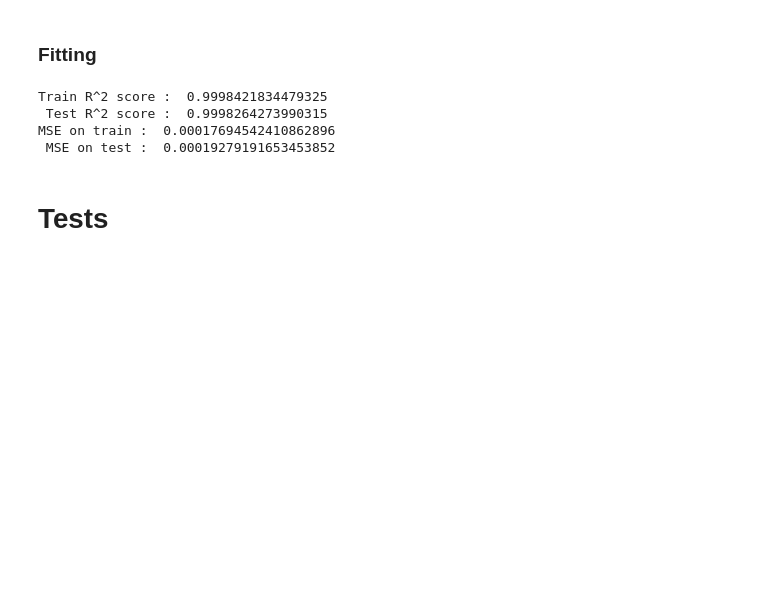
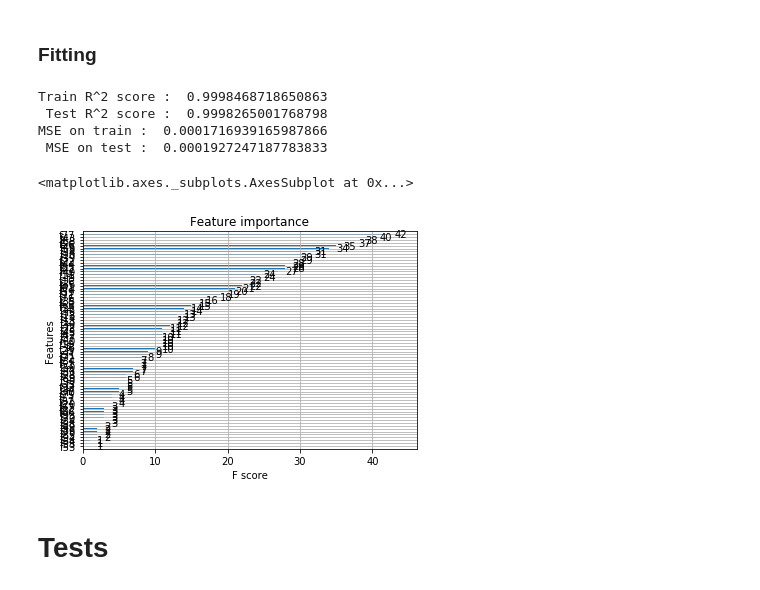
Before and after one commit to WilliamCappelletti/ML_CS433_project2, a Jupyter notebook: src/William_Notebook.ipynb, the cells around one changed output. Cells and saved outputs as stored; diff of their text form; code cells hidden in the pictures; blank space fills up the shorter version.

```diff
--- a/src/William_Notebook.ipynb
+++ b/src/William_Notebook.ipynb
@@ -16,7 +16,7 @@ from sklearn.metrics import mean_squared_error, explained_variance_score
 from general_code import *
 # %%
 #Read using function
-y1, y2, y3, y4, X = william.data_initialization()
+y1, y2, y3, y4, X, realization = william.data_initialization(realiz=True)
 X.head()
 # %% [output]
 |  | enzyme_complex_concentration | enzyme_concentration | mu_mass | product_concentration | substrate_concentration | ... |
@@ -80,7 +80,7 @@ poly = PolynomialFeatures(2, interaction_only=False)
 X = poly.fit_transform(X.values)
 print(X.shape)
 # %%
-X = william.polynomial_data(X)
+X = william.polynomial_data(X, 2)
 # %%
 checkX = pd.DataFrame(X[:10,:])
 checkX.head()
@@ -199,3 +199,6 @@ print(X_train.shape, X_test.shape)
+# %%
+X_train, X_test, y_train, y_test = william.train_test_split_realiz(X, y1, realization,
+                                                                   random_state=0, test_size=0.7)
 # %% [markdown]
 ### Fitting
 # %%
@@ -221,10 +224,15 @@ print('Train R^2 score : ', explained_variance_score(y_train, y_pred_tr), '\n',
 print('MSE on train : ', mean_squared_error(y_train, y_pred_tr), '\n',
      'MSE on test : ', mean_squared_error(y_test, y_pred_te))
 # %% [output]
-Train R^2 score :  0.9998421834479325
- Test R^2 score :  0.9998264273990315
-MSE on train :  0.00017694542410862896
- MSE on test :  0.00019279191653453852
+Train R^2 score :  0.9998468718650863
+ Test R^2 score :  0.9998265001768798
+MSE on train :  0.0001716939165987866
+ MSE on test :  0.0001927247187783833
+# %%
+xgb.plot_importance(xgbReg)
+# %% [output]
+<matplotlib.axes._subplots.AxesSubplot at 0x...>
+[figure, added]
 # %% [markdown]
 # Tests
 # %%
```
Also changed, not shown: parts of 7 cells of this notebook, 1 other file.
